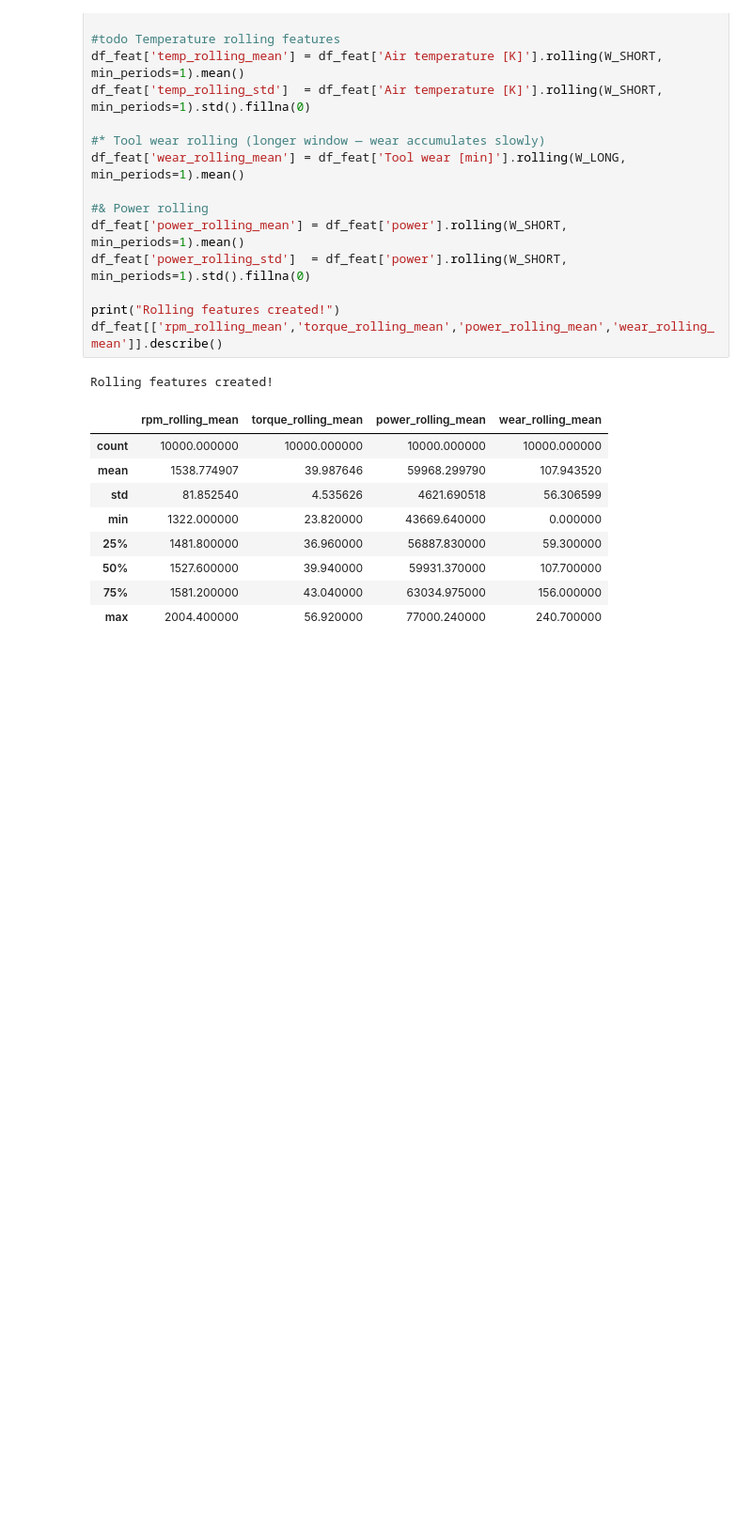
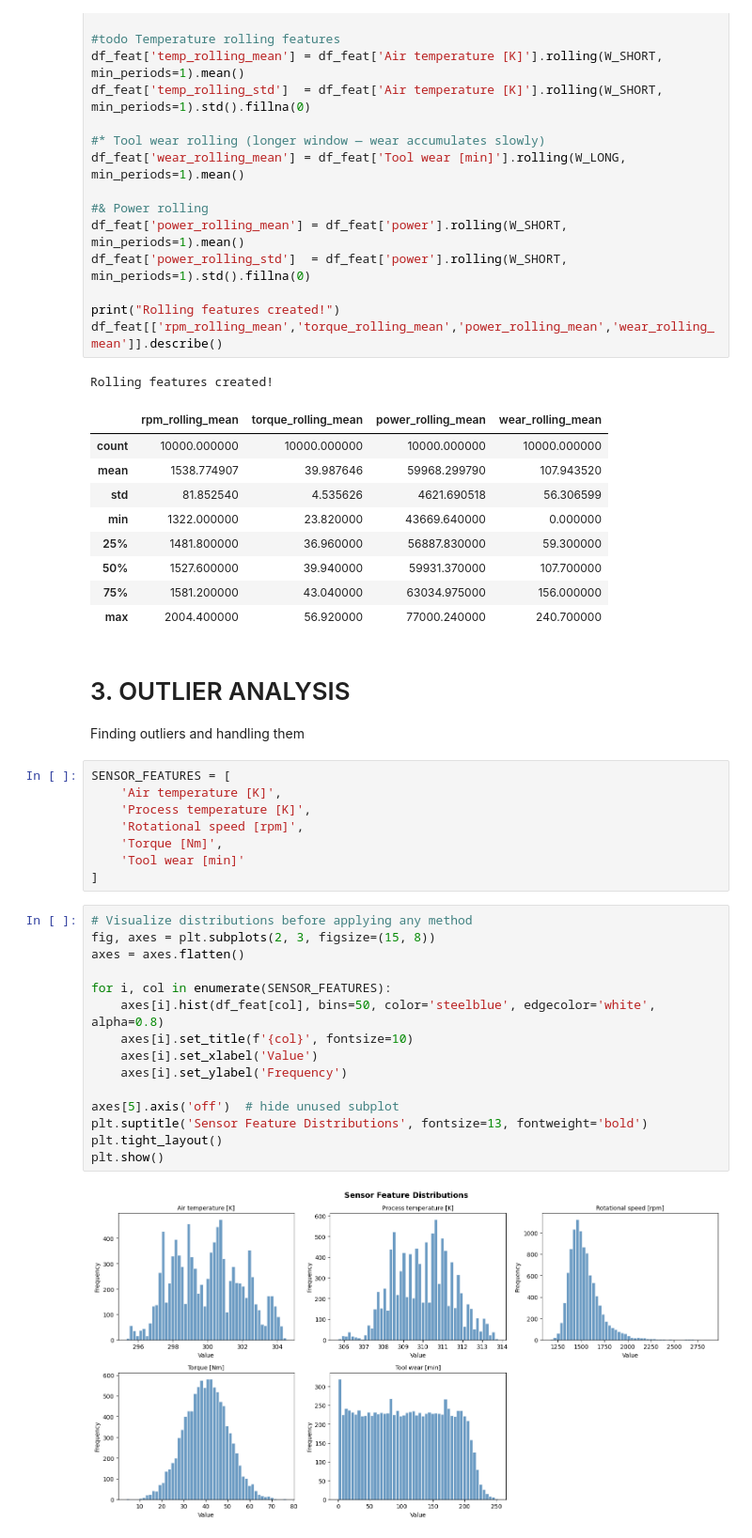
Before and after one commit to Anas-Quazi/iot-predictive-maintenance, a Jupyter notebook: Feature_engineering/feature_engineering.ipynb, the cells around one changed output. Shown at 94% size. Drawn from its saved outputs; the diff is of its cells as text; blank space fills up the shorter version.

Commit message:
Added Outlier Analysis Section

```diff
--- a/Feature_engineering/feature_engineering.ipynb
+++ b/Feature_engineering/feature_engineering.ipynb
@@ -126,3 +126,31 @@ Rolling features created!
 | 50% | 1527.600000 | 39.940000 | 59931.370000 | 107.700000 |
 | 75% | 1581.200000 | 43.040000 | 63034.975000 | 156.000000 |
 | max | 2004.400000 | 56.920000 | 77000.240000 | 240.700000 |
+# %% [markdown]
+# 3. OUTLIER ANALYSIS
+Finding outliers and handling them
+# %%
+SENSOR_FEATURES = [
+    'Air temperature [K]',
+    'Process temperature [K]',
+    'Rotational speed [rpm]',
+    'Torque [Nm]',
+    'Tool wear [min]'
+]
+# %%
+# Visualize distributions before applying any method
+fig, axes = plt.subplots(2, 3, figsize=(15, 8))
+axes = axes.flatten()
+
+for i, col in enumerate(SENSOR_FEATURES):
+    axes[i].hist(df_feat[col], bins=50, color='steelblue', edgecolor='white', alpha=0.8)
+    axes[i].set_title(f'{col}', fontsize=10)
+    axes[i].set_xlabel('Value')
+    axes[i].set_ylabel('Frequency')
+
+axes[5].axis('off')  # hide unused subplot
+plt.suptitle('Sensor Feature Distributions', fontsize=13, fontweight='bold')
+plt.tight_layout()
+plt.show()
+# %% [output]
+[figure, added]
```
Also changed, not shown: parts of 7 cells of this notebook.
